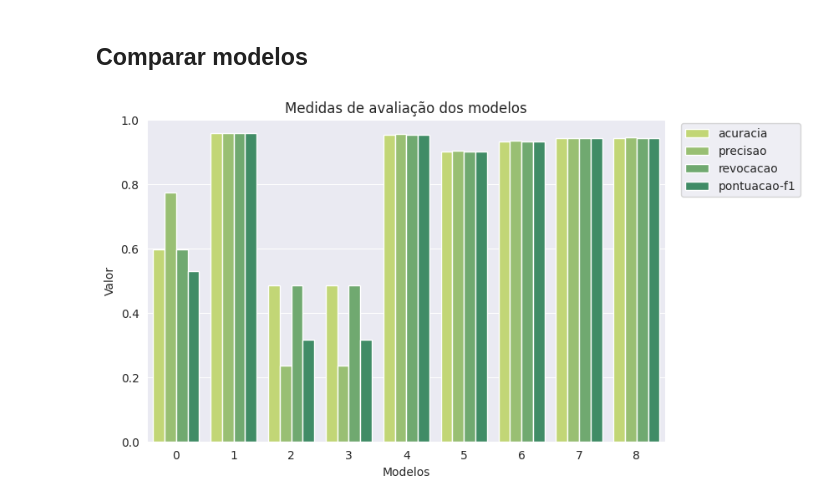
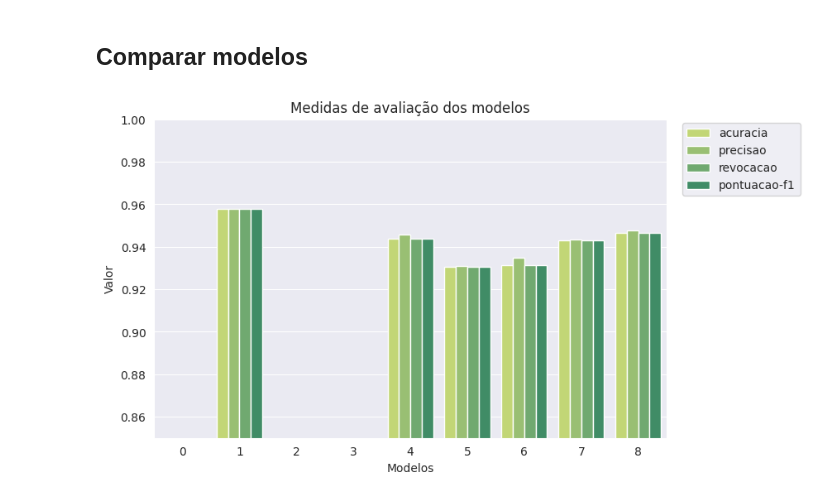
Before and after one commit to flohmannjr/TCC530, a Jupyter notebook: TCC530_Modelos.ipynb, the cells around one changed output. Saved outputs shown, nothing was run; the diff lists cells and outputs as text; code cells hidden in the pictures.

```diff
--- a/TCC530_Modelos.ipynb
+++ b/TCC530_Modelos.ipynb
@@ -850,12 +826,12 @@ comparacao = comparacao.reset_index().melt(id_vars='index').rename(columns=str.t
 # %%
 sns.barplot(data=comparacao, x='Index', y='Value', hue='Variable', palette='summer_r')
 
-plt.ylim(0.0, 1.0)
+plt.ylim(0.85, 1.0)
 
 plt.title('Medidas de avaliação dos modelos')
 plt.xlabel('Modelos')
 plt.ylabel('Valor')
 
 plt.legend(loc=(1.03, 0.76));
 # %% [output]
-[figure, old version]
+[figure, new version]
```
Also changed, not shown: parts of 36 cells of this notebook.
